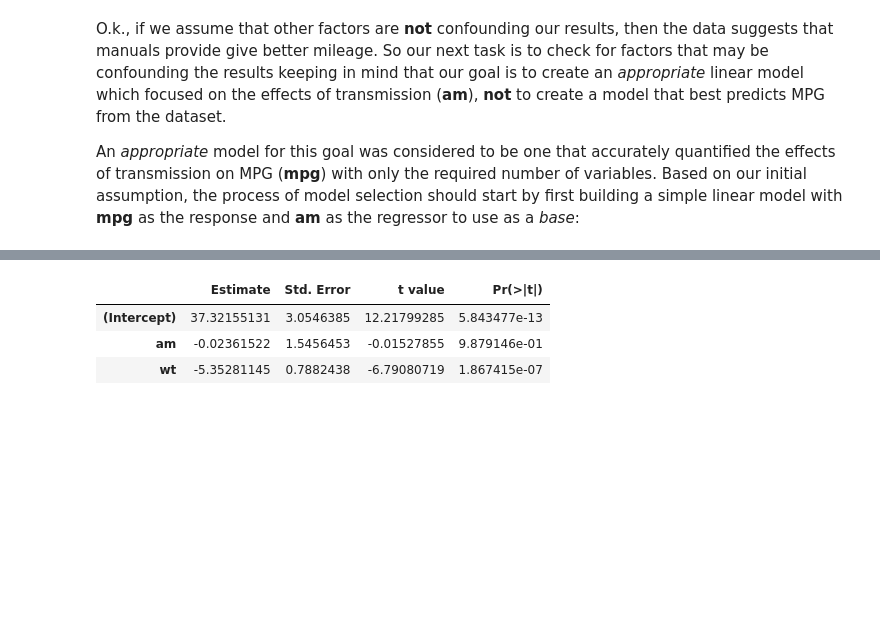
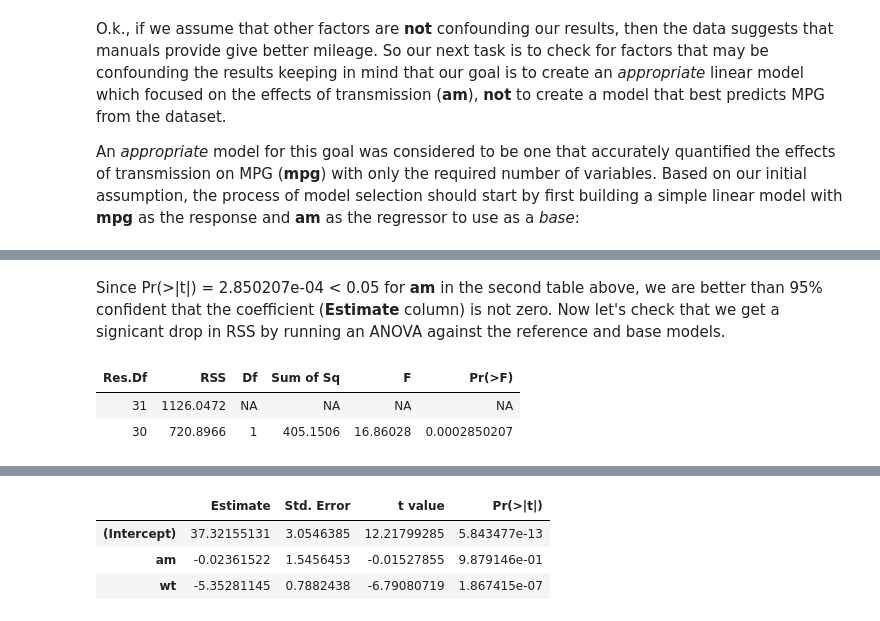
Before and after one commit to focods/WonderfulML, a Jupyter notebook: docs/solutions/session03_r.ipynb, the cells around one changed output, grey strips where cells are left out. Cells and saved outputs as stored; diff of their text form; code cells hidden in the pictures; blank space fills up the shorter version.

```diff
--- a/docs/solutions/session03_r.ipynb
+++ b/docs/solutions/session03_r.ipynb
@@ -100,5 +102,3 @@ mean in group 0 mean in group 1
 O.k., if we assume that other factors are **not** confounding our results, then the data suggests that manuals provide give better mileage.  So our next task is to check for factors that may be confounding the results keeping in mind that our goal is to create an *appropriate* linear model which focused on the effects of transmission (**am**), **not** to create a model that best predicts MPG from the dataset.
 
 An *appropriate* model for this goal was considered to be one that accurately quantified the effects of transmission on MPG (**mpg**) with only the required number of variables. Based on our initial assumption, the process of model selection should start by first building a simple linear model with **mpg** as the response and **am** as the regressor to use as a *base*:
-# %%
-f01 <- lm(mpg ~ am, mtcars); summary(f01)$coef # base model assuming am significant
@@ -110,0 +105,5 @@ We can now build successive models in a nested fashion by adding variables to th
+# %%
+#mpg_mean <- mean(mtcars$mpg)
+#mpg_mean  # 20.09062
+f00 <- lm(mpg ~ 1, mtcars); summary(f00)$coef  # reference model: predict w/ mean 20.09062
+f01 <- lm(mpg ~ am, mtcars); summary(f01)$coef $ # base model
@@ -110,0 +116,8 @@ We can now build successive models in a nested fashion by adding variables to th
+# %% [markdown]
+Since Pr(>|t|) = 2.850207e-04 < 0.05 for **am** in the second table above, we are better than 95% confident that the coefficient (**Estimate** column) is not zero.  Now let's check that we get a signicant drop in RSS by running an ANOVA against the reference and base models.
+# %%
+anova(f00, f01)
+# %% [output]
+| Res.Df | RSS | Df | Sum of Sq | F | Pr(>F) |
+| 31 | 1126.0472 | NA | NA | NA | NA |
+| 30 | 720.8966 | 1 | 405.1506 | 16.86028 | 0.0002850207 |
```
Also changed, not shown: parts of 10 cells of this notebook.
